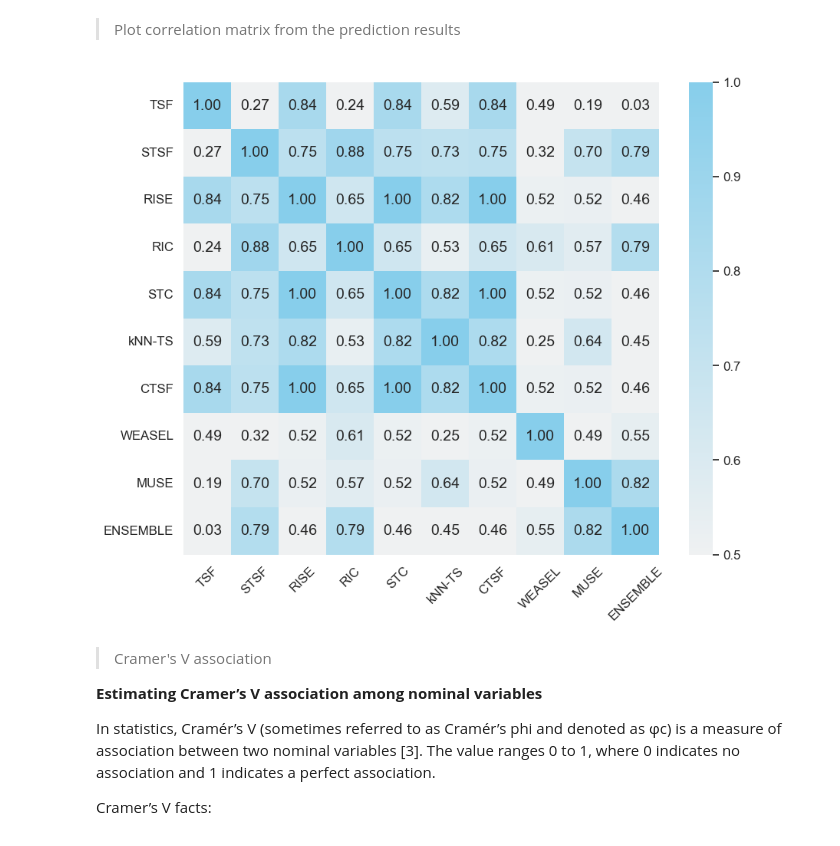
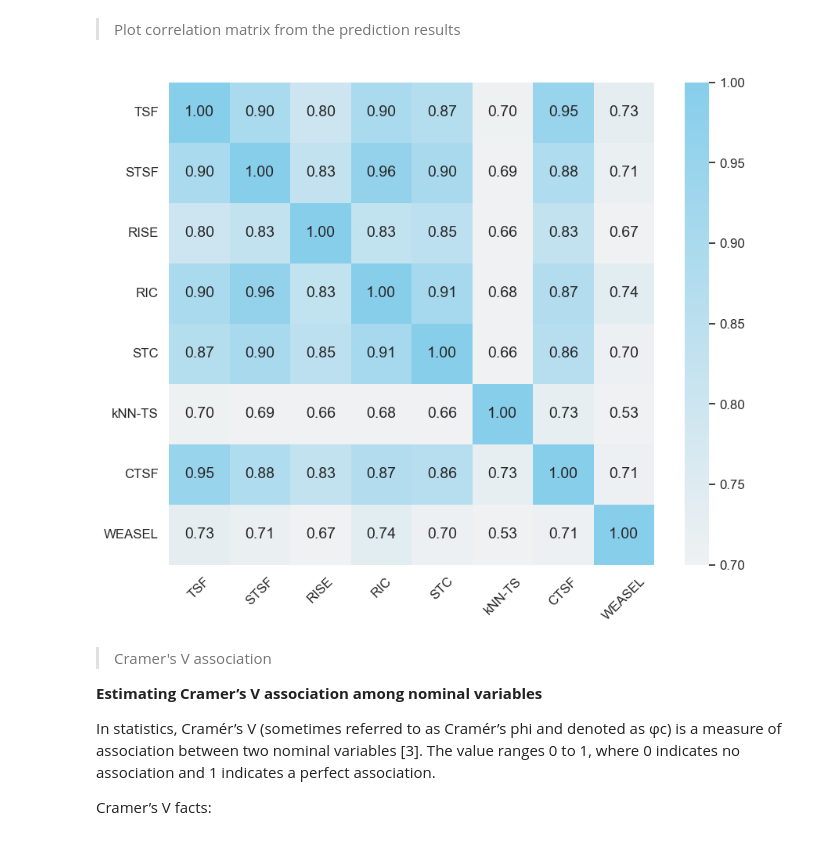
Before and after one commit to JABE22/MasterProject, a Jupyter notebook: MasterProjectCode_SAC-Analysis.ipynb, the cells around one changed output. Cells and saved outputs as stored; diff of their text form; code cells hidden in the pictures.

```diff
--- a/MasterProjectCode_SAC-Analysis.ipynb
+++ b/MasterProjectCode_SAC-Analysis.ipynb
@@ -657,20 +684,20 @@ plt.show()
 > Plot correlation matrix from the prediction results
 # %%
 # Prepare correlation matrix
-corr_data = preds_copy_sorted.iloc[:,:-2].corr()
+corr_data = preds_copy.iloc[:,:-4].corr()
 # Plot matrix
 plt.figure(figsize=(10,8))
 sns.set(font_scale=1.1) # for label size
-g = sns.heatmap(corr_data, vmin=0.5, vmax=1.0,
+g = sns.heatmap(corr_data, vmin=0.7, vmax=1.0,
                 annot=True,
                 cmap=sns.light_palette("skyblue", as_cmap=True),
                 fmt='.2f',
                 cbar=True,
                 annot_kws={"size": 14})
 g.tick_params(axis='x', rotation=45)
 g.tick_params(axis='y', rotation=0)
 # %% [output]
-[figure, old version]
+[figure, new version]
 # %% [markdown]
 > Cramer's V association
 
```
Also changed, not shown: parts of 12 cells of this notebook, 9 other files.
